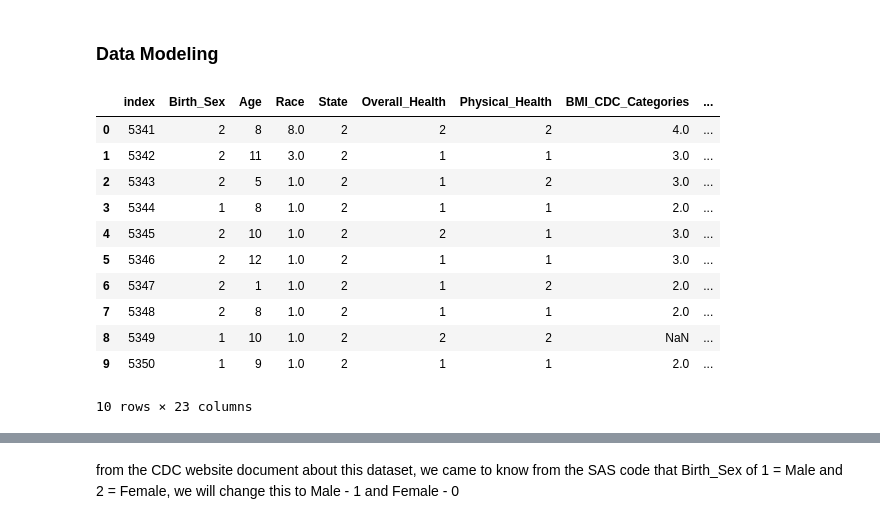
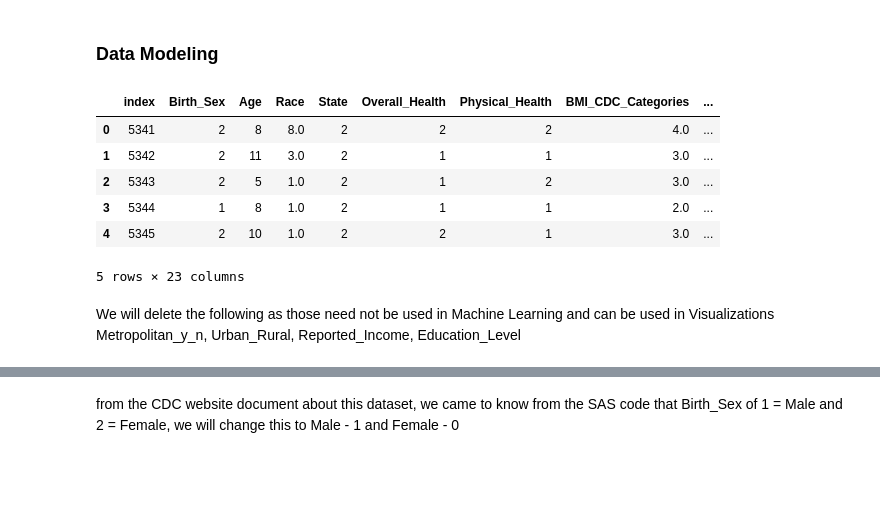
Before and after one commit to DataSolutions360/Data_Science_Capstone, a Jupyter notebook: heart_health_predictor.ipynb, the cells around one changed output, grey strips where cells are left out. Saved outputs shown, nothing was run; the diff lists cells and outputs as text; code cells hidden in the pictures; blank space fills up the shorter version.

```diff
--- a/heart_health_predictor.ipynb
+++ b/heart_health_predictor.ipynb
@@ -6,18 +20,19 @@ import numpy as np
 # %%
 # Load the data
 df = pd.read_csv('PG_RESULTS_REDUCED4.csv')
-df.head(10)
+df.head()
 # %% [output]
 |  | index | Birth_Sex | Age | Race | State | Overall_Health | Physical_Health | BMI_CDC_Categories | ... |
 | 0 | 5341 | 2 | 8 | 8.0 | 2 | 2 | 2 | 4.0 | ... |
 | 1 | 5342 | 2 | 11 | 3.0 | 2 | 1 | 1 | 3.0 | ... |
 | 2 | 5343 | 2 | 5 | 1.0 | 2 | 1 | 2 | 3.0 | ... |
 | 3 | 5344 | 1 | 8 | 1.0 | 2 | 1 | 1 | 2.0 | ... |
 | 4 | 5345 | 2 | 10 | 1.0 | 2 | 2 | 1 | 3.0 | ... |
-| 5 | 5346 | 2 | 12 | 1.0 | 2 | 1 | 1 | 3.0 | ... |
-| 6 | 5347 | 2 | 1 | 1.0 | 2 | 1 | 2 | 2.0 | ... |
-| 7 | 5348 | 2 | 8 | 1.0 | 2 | 1 | 1 | 2.0 | ... |
-| 8 | 5349 | 1 | 10 | 1.0 | 2 | 2 | 2 | NaN | ... |
-| 9 | 5350 | 1 | 9 | 1.0 | 2 | 1 | 1 | 2.0 | ... |
-10 rows × 23 columns
+5 rows × 23 columns
+# %% [markdown]
+We will delete the following as those need not be used in Machine Learning and can be used in Visualizations
+Metropolitan_y_n,
+Urban_Rural,
+Reported_Income,
+Education_Level
 # %%
```
Also changed, not shown: parts of 83 cells of this notebook, 7 other files.
